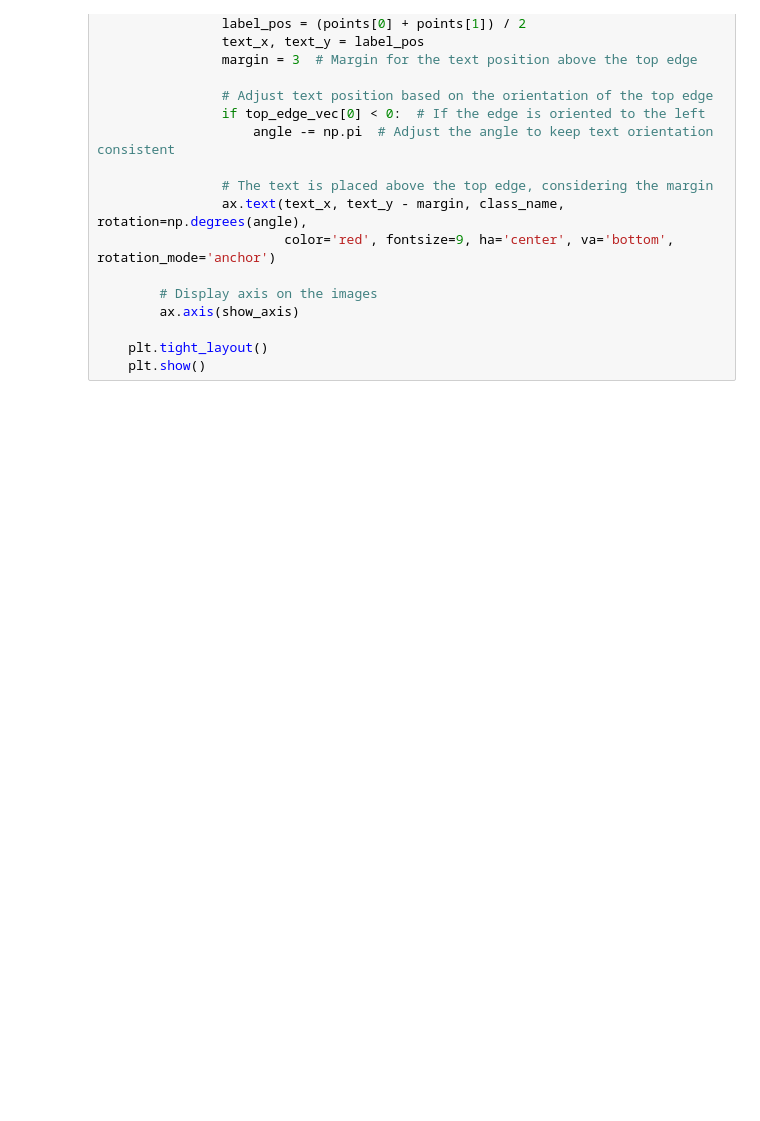
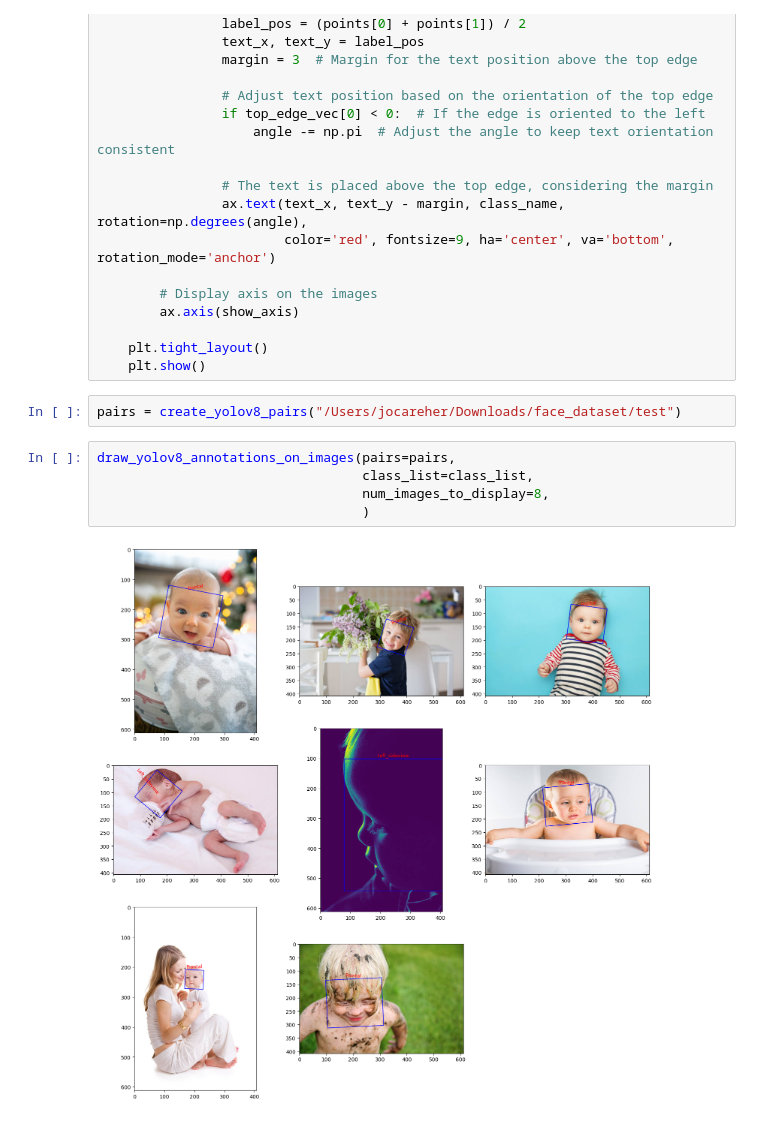
Before and after one commit to Jocareher/baby_face_detection, a Jupyter notebook: notebooks/yolo_v8.ipynb, the cells around one changed output. Drawn from its saved outputs; the diff is of its cells as text; blank space fills up the shorter version.

```diff
--- a/notebooks/yolo_v8.ipynb
+++ b/notebooks/yolo_v8.ipynb
@@ -231,3 +231,12 @@ def draw_yolov8_annotations_on_images(pairs: list[tuple],
 
     plt.tight_layout()
     plt.show()
+# %%
+pairs = create_yolov8_pairs("/Users/jocareher/Downloads/face_dataset/test")
+# %%
+draw_yolov8_annotations_on_images(pairs=pairs,
+                                  class_list=class_list,
+                                  num_images_to_display=8,
+                                  )
+# %% [output]
+[figure, added]
```
Also changed, not shown: parts of 5 cells of this notebook, 1 other file.
